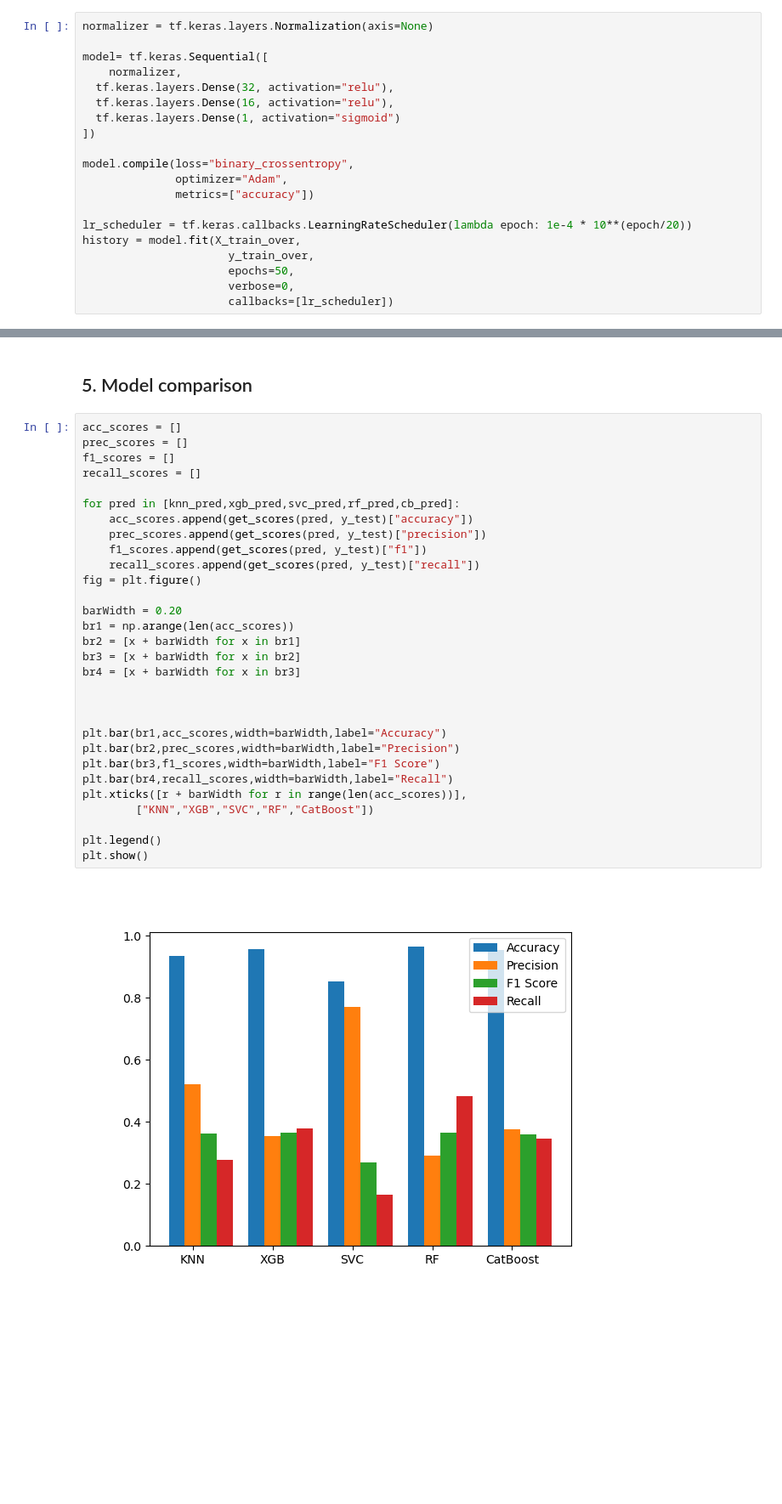
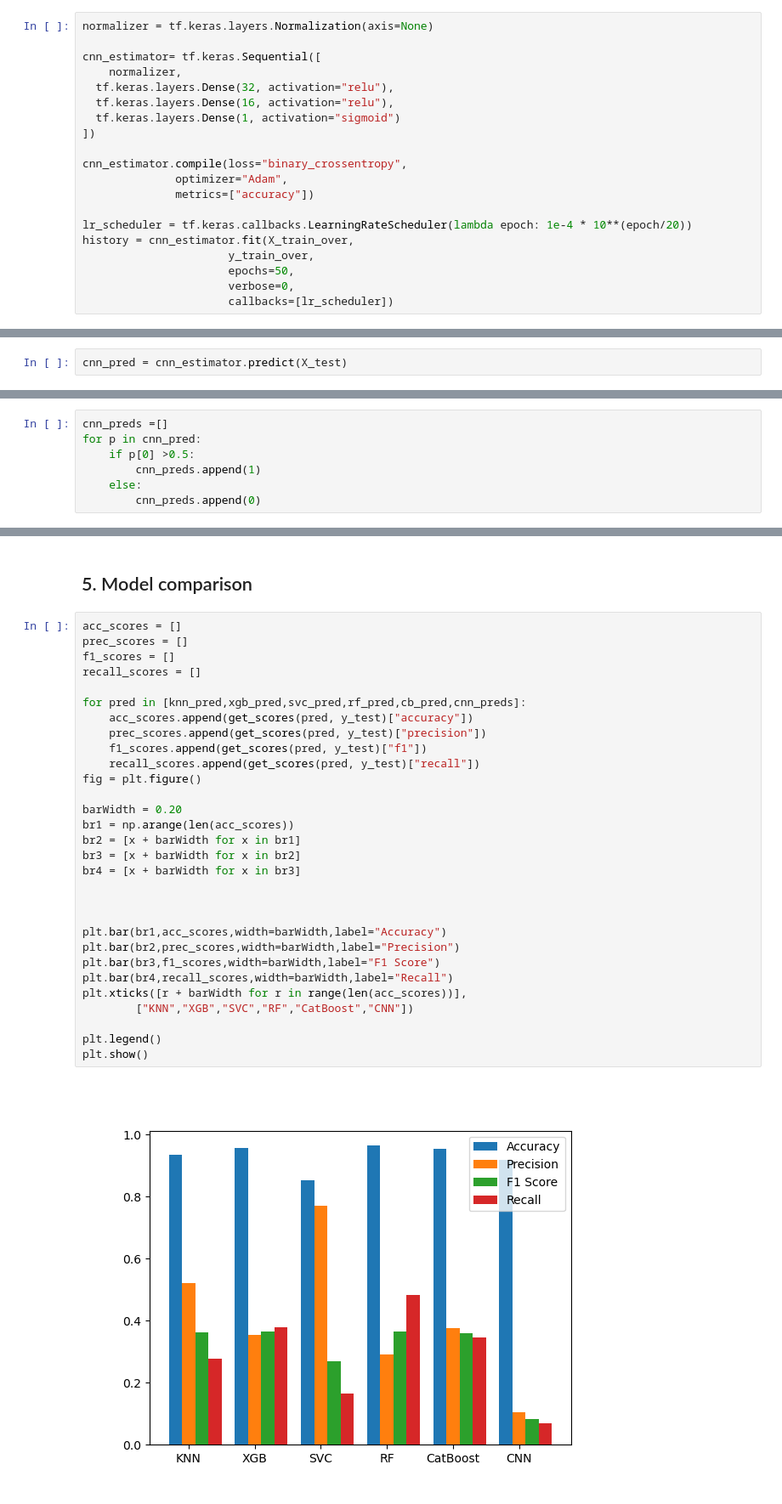
Before and after one commit to marci-nemeth/ML-Notebooks, a Jupyter notebook: 2-Classification/CompanyBankruptcyPrediction/BankruptcyPred.ipynb, the cells around one changed output, grey strips where cells are left out. Shown at 85% size. Cells and saved outputs as stored; diff of their text form; blank space fills up the shorter version.

```diff
--- a/2-Classification/CompanyBankruptcyPrediction/BankruptcyPred.ipynb
+++ b/2-Classification/CompanyBankruptcyPrediction/BankruptcyPred.ipynb
@@ -312,19 +312,19 @@ plt.show()
 # %%
 normalizer = tf.keras.layers.Normalization(axis=None)
 
-model= tf.keras.Sequential([
+cnn_estimator= tf.keras.Sequential([
     normalizer,
   tf.keras.layers.Dense(32, activation="relu"),
   tf.keras.layers.Dense(16, activation="relu"),
   tf.keras.layers.Dense(1, activation="sigmoid")
 ])
 
-model.compile(loss="binary_crossentropy",
+cnn_estimator.compile(loss="binary_crossentropy",
               optimizer="Adam",
               metrics=["accuracy"])
 
 lr_scheduler = tf.keras.callbacks.LearningRateScheduler(lambda epoch: 1e-4 * 10**(epoch/20))
-history = model.fit(X_train_over,
+history = cnn_estimator.fit(X_train_over,
                       y_train_over,
                       epochs=50,
                       verbose=0,
@@ -340,0 +341,2 @@ plt.show()
+# %%
+cnn_pred = cnn_estimator.predict(X_test)
@@ -341,3 +349,10 @@ plt.show()
+# %%
+cnn_preds =[]
+for p in cnn_pred:
+    if p[0] >0.5:
+        cnn_preds.append(1)
+    else:
+        cnn_preds.append(0)
 # %%
 scaler = StandardScaler()
 X_train =scaler.fit_transform(X_train_over)
@@ -389,32 +404,32 @@ knn_pred = knn_estimator.predict(X_test)
 # %%
 acc_scores = []
 prec_scores = []
 f1_scores = []
 recall_scores = []
 
-for pred in [knn_pred,xgb_pred,svc_pred,rf_pred,cb_pred]:
+for pred in [knn_pred,xgb_pred,svc_pred,rf_pred,cb_pred,cnn_preds]:
     acc_scores.append(get_scores(pred, y_test)["accuracy"])
     prec_scores.append(get_scores(pred, y_test)["precision"])
     f1_scores.append(get_scores(pred, y_test)["f1"])
     recall_scores.append(get_scores(pred, y_test)["recall"])
 fig = plt.figure()
 
 barWidth = 0.20
 br1 = np.arange(len(acc_scores))
 br2 = [x + barWidth for x in br1]
 br3 = [x + barWidth for x in br2]
 br4 = [x + barWidth for x in br3]
 
 
 
 plt.bar(br1,acc_scores,width=barWidth,label="Accuracy")
 plt.bar(br2,prec_scores,width=barWidth,label="Precision")
 plt.bar(br3,f1_scores,width=barWidth,label="F1 Score")
 plt.bar(br4,recall_scores,width=barWidth,label="Recall")
 plt.xticks([r + barWidth for r in range(len(acc_scores))],
-        ["KNN","XGB","SVC","RF","CatBoost"])
+        ["KNN","XGB","SVC","RF","CatBoost","CNN"])
 
 plt.legend()
 plt.show()
 # %% [output]
-[figure, old version]
+[figure, new version]
```
Also changed, not shown: parts of 3 cells of this notebook, 1 other file.
